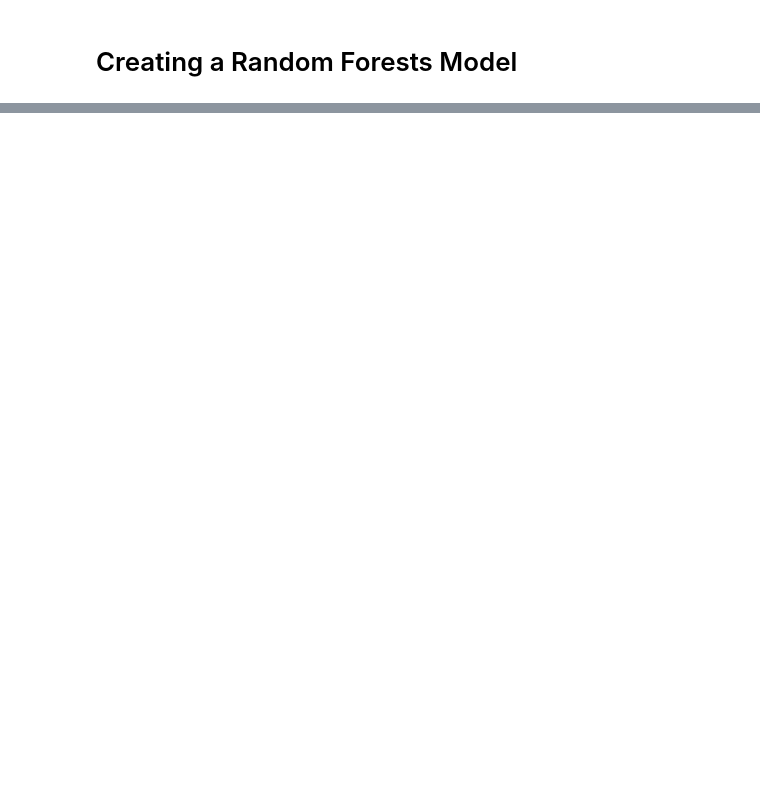
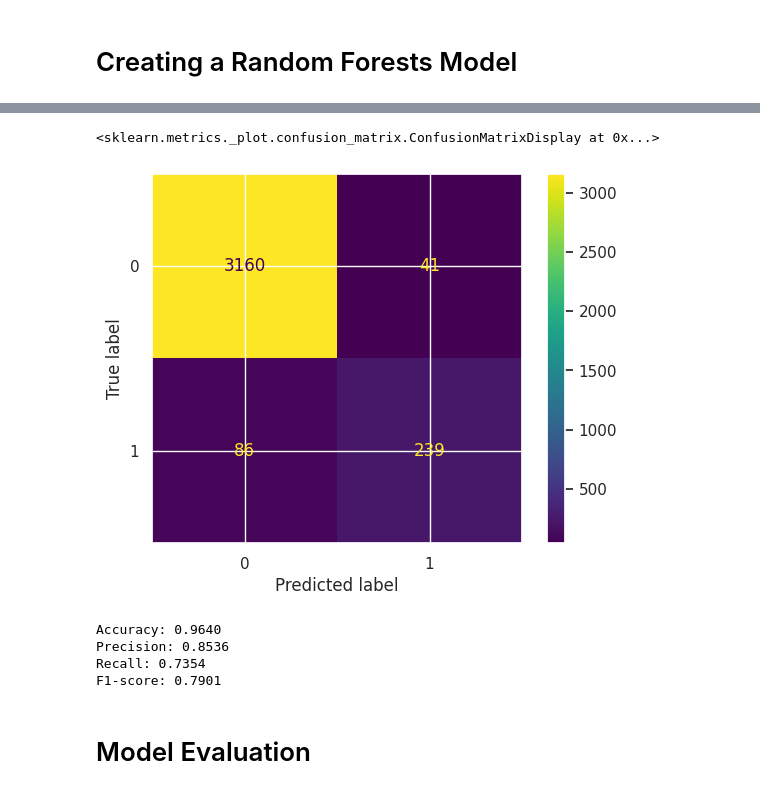
Before and after one commit to Ayben06/UserClassfication, a Jupyter notebook: MachineLearningProjectForUserClassification.ipynb, the cells around one changed output, grey strips where cells are left out. Saved outputs shown, nothing was run; the diff lists cells and outputs as text; code cells hidden in the pictures; blank space fills up the shorter version.

```diff
--- a/MachineLearningProjectForUserClassification.ipynb
+++ b/MachineLearningProjectForUserClassification.ipynb
@@ -368,0 +468,2 @@ F1-score: 0.7484
+# %%
+grid_search_rf=GridSearchCV(rf_clf,parametrs_rf,scoring='accuracy',cv=5)
@@ -368,0 +476,30 @@ F1-score: 0.7484
+# %%
+rf_clf=grid_search_rf.best_estimator_
+# %%
+y_pred_rf=rf_clf.predict(x_test_array)
+# %%
+cm_rf=confusion_matrix(y_test_array,y_pred_rf)
+disp_rf = ConfusionMatrixDisplay(confusion_matrix=cm_rf, display_labels=[0, 1])
+disp_rf.plot()
+# %% [output]
+<sklearn.metrics._plot.confusion_matrix.ConfusionMatrixDisplay at 0x...>
+[figure, added]
+# %%
+accuracy = accuracy_score(y_test_array, y_pred_rf)
+print(f'Accuracy: {accuracy:.4f}')
+
+precision = precision_score(y_test_array, y_pred_rf)
+print(f'Precision: {precision:.4f}')
+
+recall = recall_score(y_test_array, y_pred_rf)
+print(f'Recall: {recall:.4f}')
+
+f1 = f1_score(y_test_array, y_pred_rf)
+print(f'F1-score: {f1:.4f}')
+# %% [output]
+Accuracy: 0.9640
+Precision: 0.8536
+Recall: 0.7354
+F1-score: 0.7901
+# %% [markdown]
+# Model Evaluation
```
Also changed, not shown: parts of 30 cells of this notebook.
